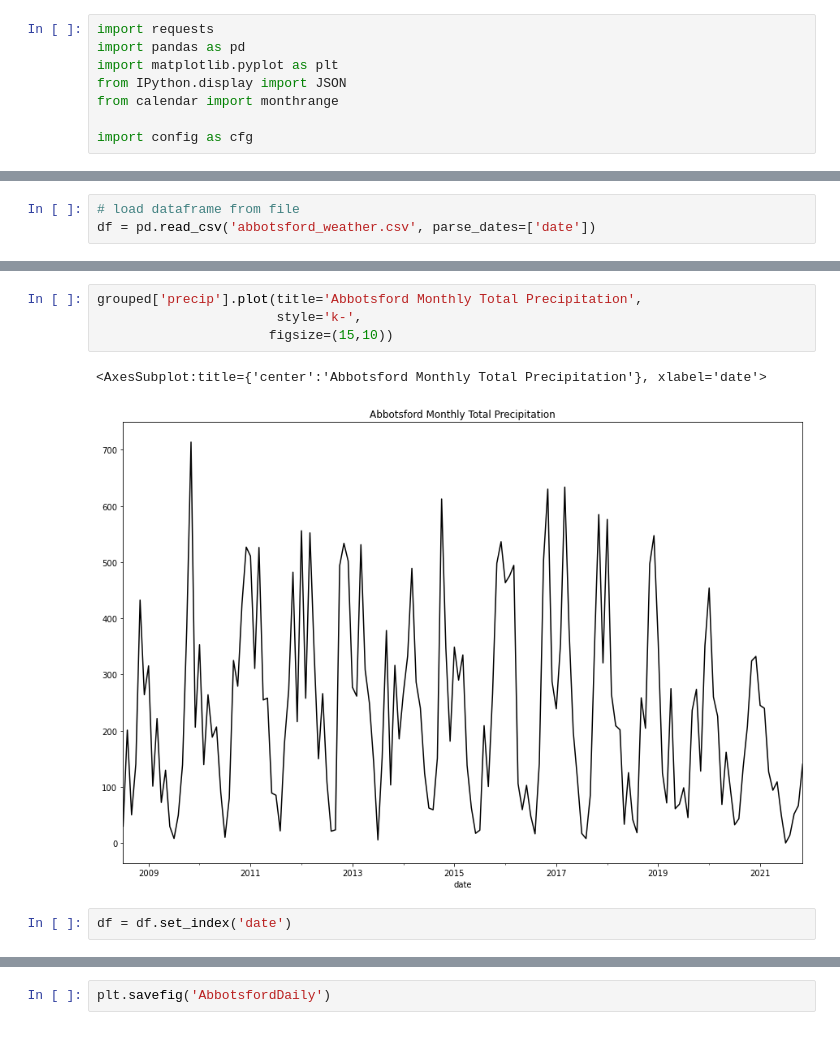
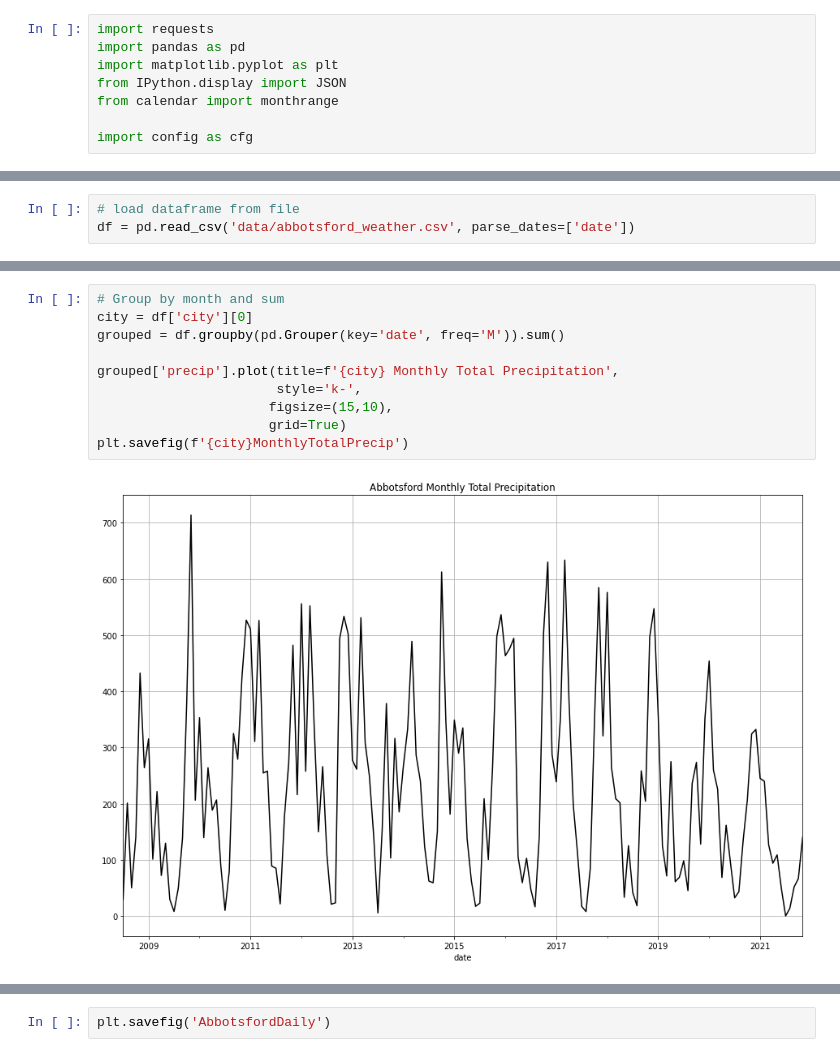
Before and after one commit to KyleKulas/lighthouse_data_notes, a Jupyter notebook: Week_8/RnR/precipitation_eda.ipynb, the cells around one changed output, grey strips where cells are left out. Cells and saved outputs as stored; diff of their text form.

```diff
--- a/Week_8/RnR/precipitation_eda.ipynb
+++ b/Week_8/RnR/precipitation_eda.ipynb
@@ -108,3 +151,3 @@ df.to_csv('abbotsford_weather.csv', mode='a')
 # %%
 # load dataframe from file
-df = pd.read_csv('abbotsford_weather.csv', parse_dates=['date'])
+df = pd.read_csv('data/abbotsford_weather.csv', parse_dates=['date'])
@@ -114,9 +193,12 @@ grouped = df.groupby(pd.Grouper(key='date', freq='M')).sum()
 # %%
-grouped['precip'].plot(title='Abbotsford Monthly Total Precipitation',
+# Group by month and sum
+city = df['city'][0]
+grouped = df.groupby(pd.Grouper(key='date', freq='M')).sum()
+
+grouped['precip'].plot(title=f'{city} Monthly Total Precipitation',
                        style='k-',
-                      figsize=(15,10))
+                      figsize=(15,10),
+                      grid=True)
+plt.savefig(f'{city}MonthlyTotalPrecip')
 # %% [output]
-<AxesSubplot:title={'center':'Abbotsford Monthly Total Precipitation'}, xlabel='date'>
-[figure, old version]
+[figure, new version]
-# %%
-df = df.set_index('date')
```
Also changed, not shown: parts of 19 cells of this notebook, 6 other files.
